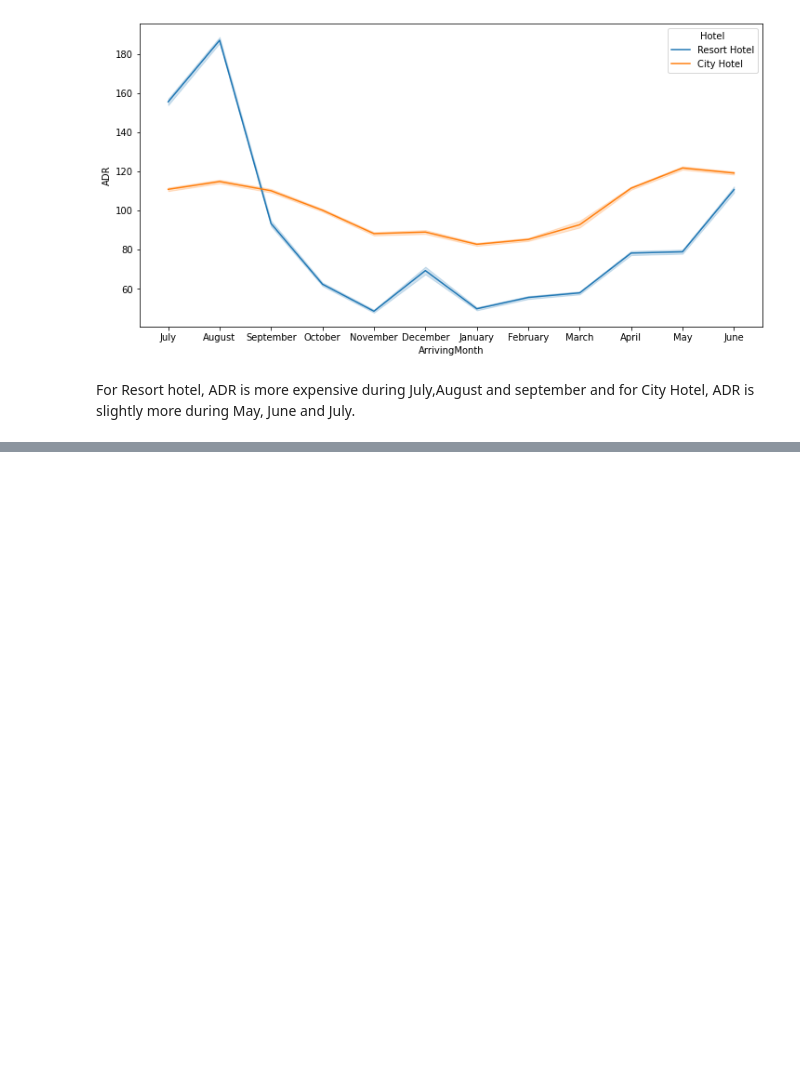
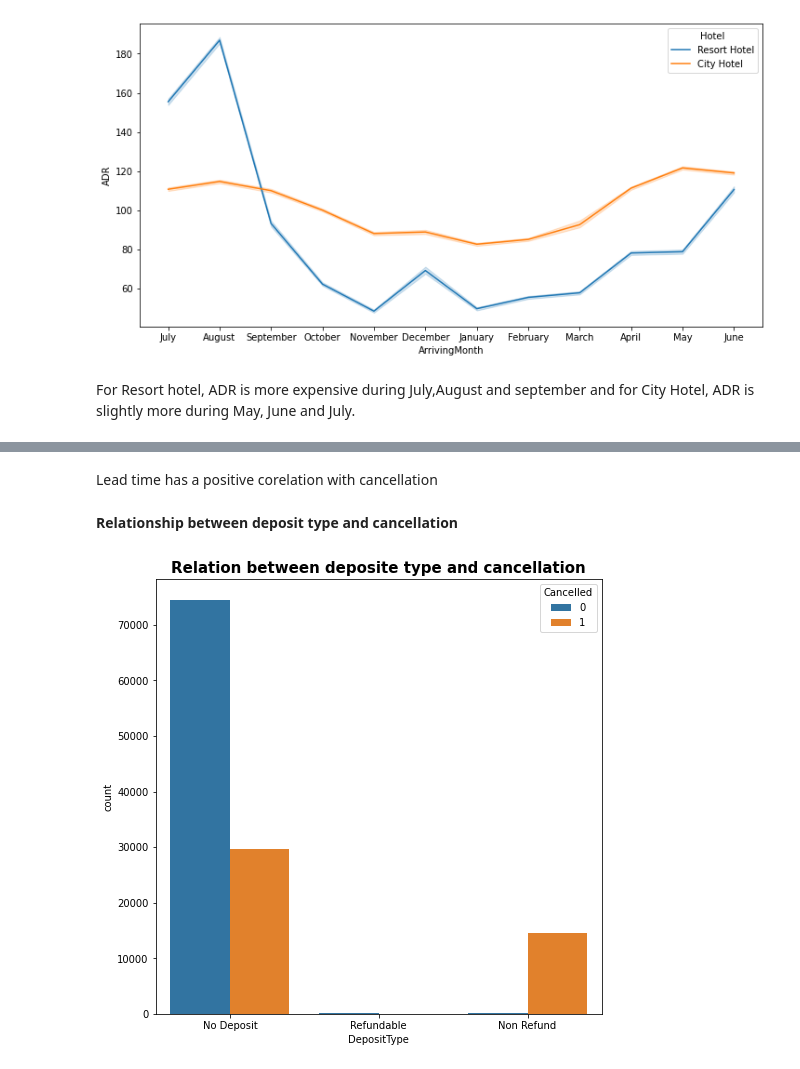
Before and after one commit to ambika1us/Hotel_Booking_Analysis, a Jupyter notebook: Ambika_Prasad_Rath__Hotel_Booking_Analysis_Capstone_Project.ipynb, the cells around one changed output, grey strips where cells are left out. Drawn from its saved outputs; the diff is of its cells as text; code cells hidden in the pictures; blank space fills up the shorter version.

```diff
--- a/Ambika_Prasad_Rath__Hotel_Booking_Analysis_Capstone_Project.ipynb
+++ b/Ambika_Prasad_Rath__Hotel_Booking_Analysis_Capstone_Project.ipynb
@@ -610,0 +620,10 @@ For Resort hotel, ADR is more expensive during July,August and september and for
+# %% [markdown]
+Lead time has a positive corelation with cancellation
+# %% [markdown]
+<B>Relationship between deposit type and cancellation</B>
+# %%
+plt.title('Relation between deposite type and cancellation',fontweight='bold', size=15)
+sns.countplot(data=hotel_data,x='DepositType',hue='Cancelled')
+plt.show()
+# %% [output]
+[figure, added]
```
Also changed, not shown: parts of 15 cells of this notebook.
